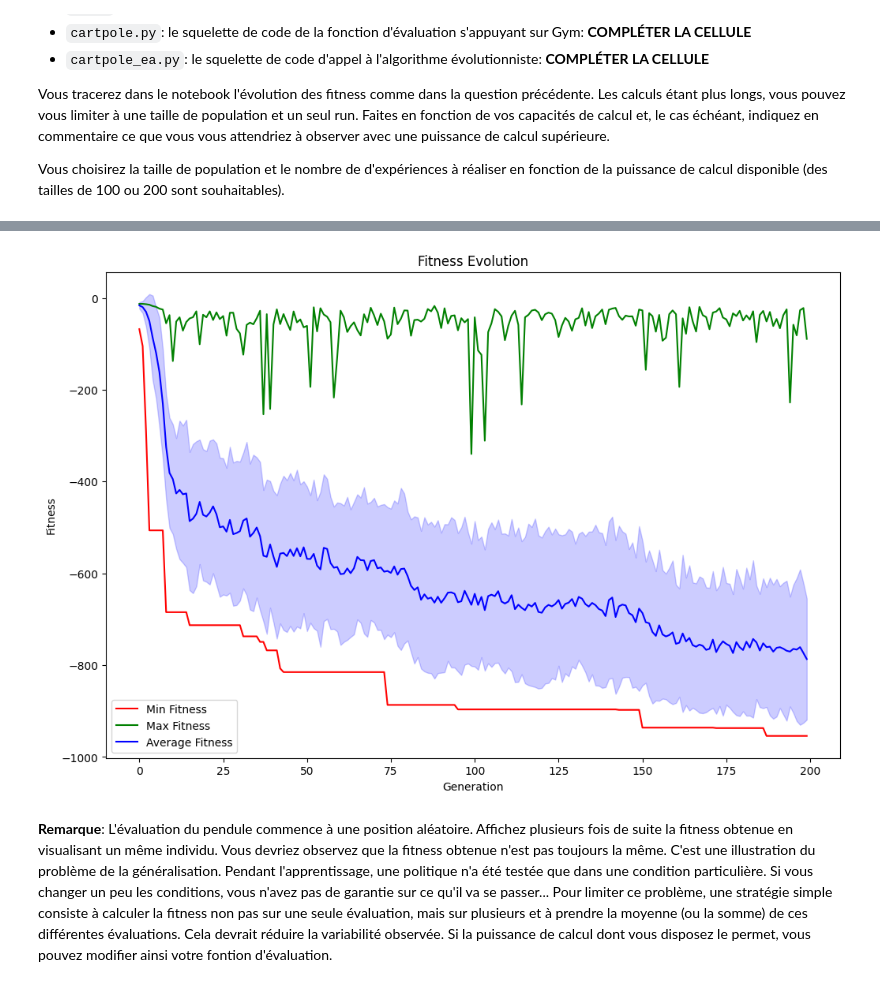
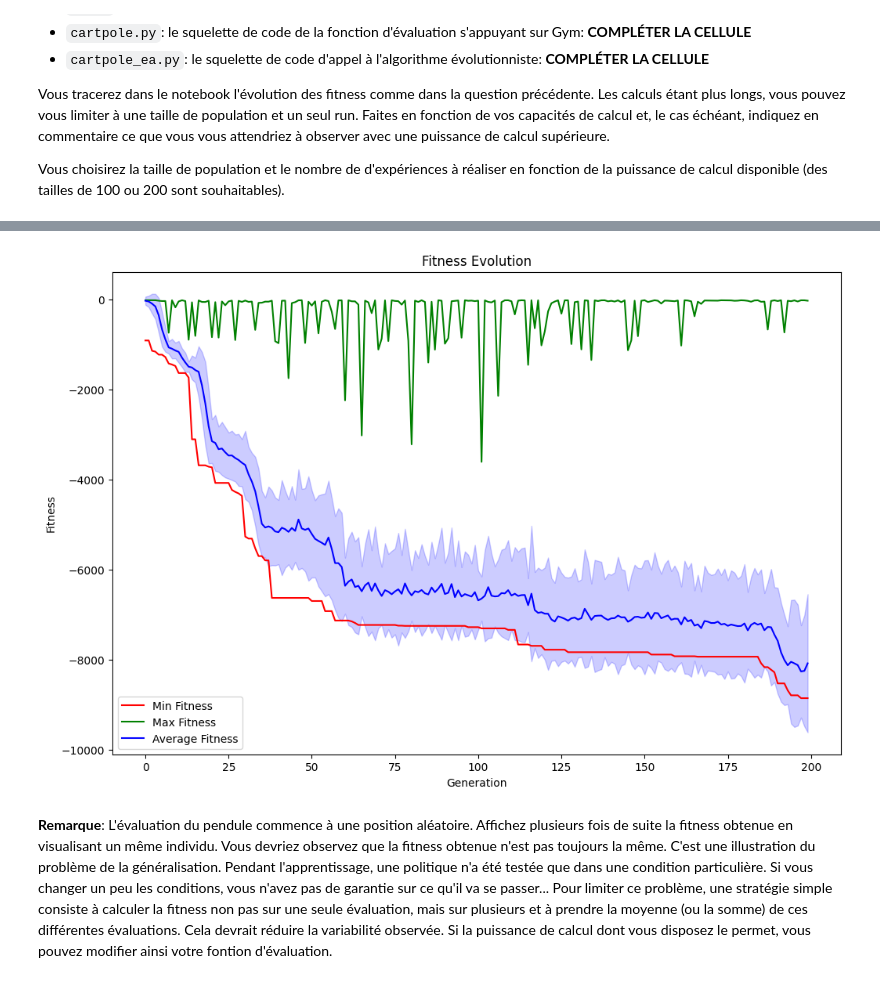
Before and after one commit to zhenyuefu/evolutionary-strategy, a Jupyter notebook: Enonce.ipynb, the cells around one changed output, grey strips where cells are left out. Saved outputs shown, nothing was run; the diff lists cells and outputs as text; code cells hidden in the pictures.

```diff
--- a/Enonce.ipynb
+++ b/Enonce.ipynb
@@ -386,42 +386,42 @@ import pickle
 
 
 
-experiment_dir = "outputs"
+experiment_dir = "elitist_cartpole"
 nb_runs = len(os.listdir(experiment_dir))
 
 i = 0
 for dir in os.listdir(experiment_dir):
-    logbook_file = open(os.path.join(experiment_dir, dir, "logbook.pkl"), "rb")
-    logbook = pickle.load(logbook_file)
+    with open(os.path.join(experiment_dir, dir, "logbook.pkl"), "rb") as logbook_file:
+        logbook = pickle.load(logbook_file)
     i += 1
 
     # Extract fitness data from the logbook
     gen_numbers = logbook.select('gen')
     min_fitness = logbook.select('min')
     max_fitness = logbook.select('max')
     avg_fitness = logbook.select('avg')
     std_fitness = logbook.select('std')
 
     # Plot the fitness evolution
     plt.figure(figsize=(12, 8))
     plt.plot(gen_numbers, min_fitness, label='Min Fitness', color='red')
     plt.plot(gen_numbers, max_fitness, label='Max Fitness', color='green')
     plt.plot(gen_numbers, avg_fitness, label='Average Fitness', color='blue')
     plt.fill_between(
         gen_numbers,
         [avg - std for avg, std in zip(avg_fitness, std_fitness)],
         [avg + std for avg, std in zip(avg_fitness, std_fitness)],
         color='blue',
         alpha=0.2
     )
 
     plt.xlabel('Generation')
     plt.ylabel('Fitness')
     plt.legend(loc='best')
     plt.title('Fitness Evolution')
     plt.show()
 # %% [output]
-[figure, old version]
+[figure, new version]
 # %% [markdown]
 **Remarque**: L'évaluation du pendule commence à une position aléatoire. Affichez plusieurs fois de suite la fitness obtenue en visualisant un même individu. Vous devriez observez que la fitness obtenue n'est pas toujours la même. C'est une illustration du problème de la généralisation. Pendant l'apprentissage, une politique n'a été testée que dans une condition particulière. Si vous changer un peu les conditions, vous n'avez pas de garantie sur ce qu'il va se passer... Pour limiter ce problème, une stratégie simple consiste à calculer la fitness non pas sur une seule évaluation, mais sur plusieurs et à prendre la moyenne (ou la somme) de ces différentes évaluations. Cela devrait réduire la variabilité observée. Si la puissance de calcul dont vous disposez le permet, vous pouvez modifier ainsi votre fontion d'évaluation.
 # %% [markdown]
```
Also changed, not shown: parts of 8 cells of this notebook, 1 other file.
